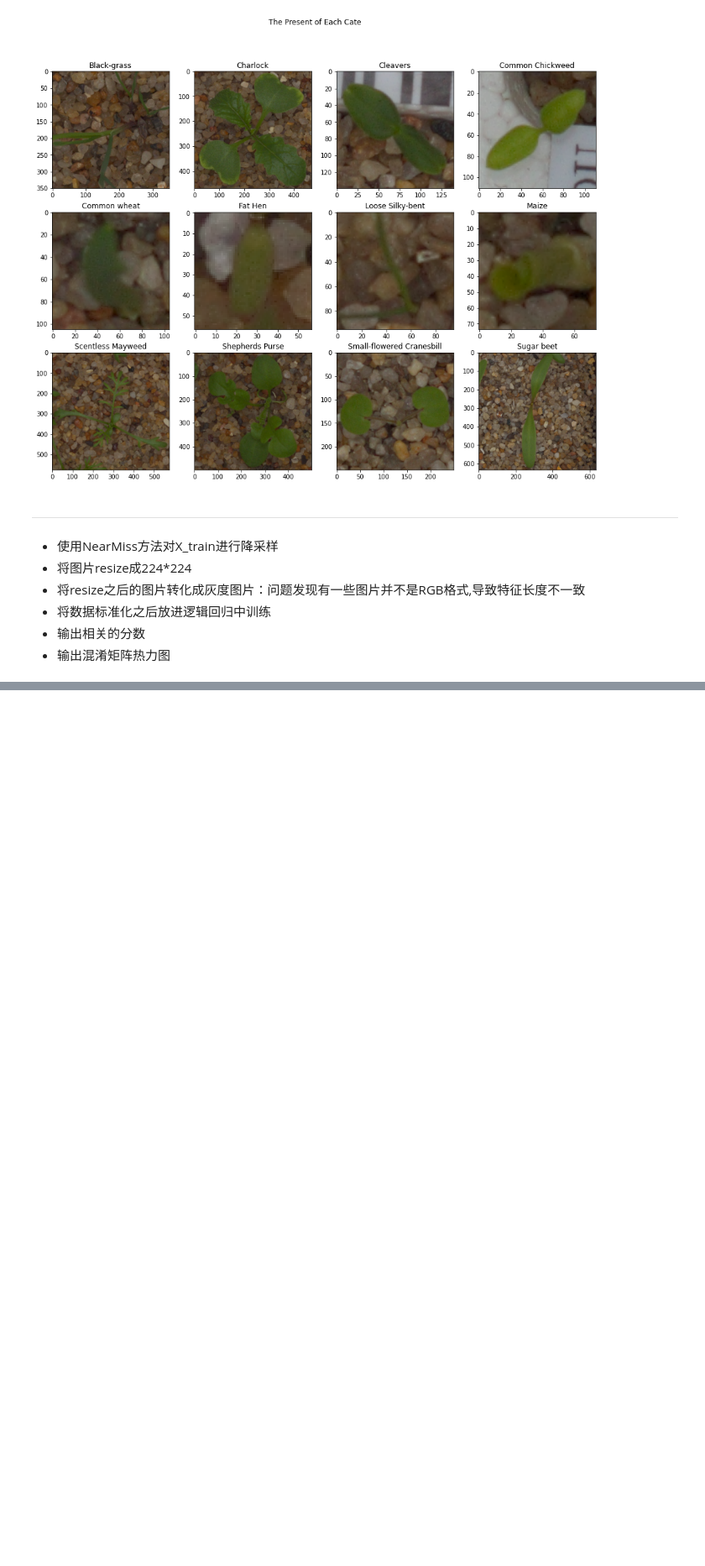
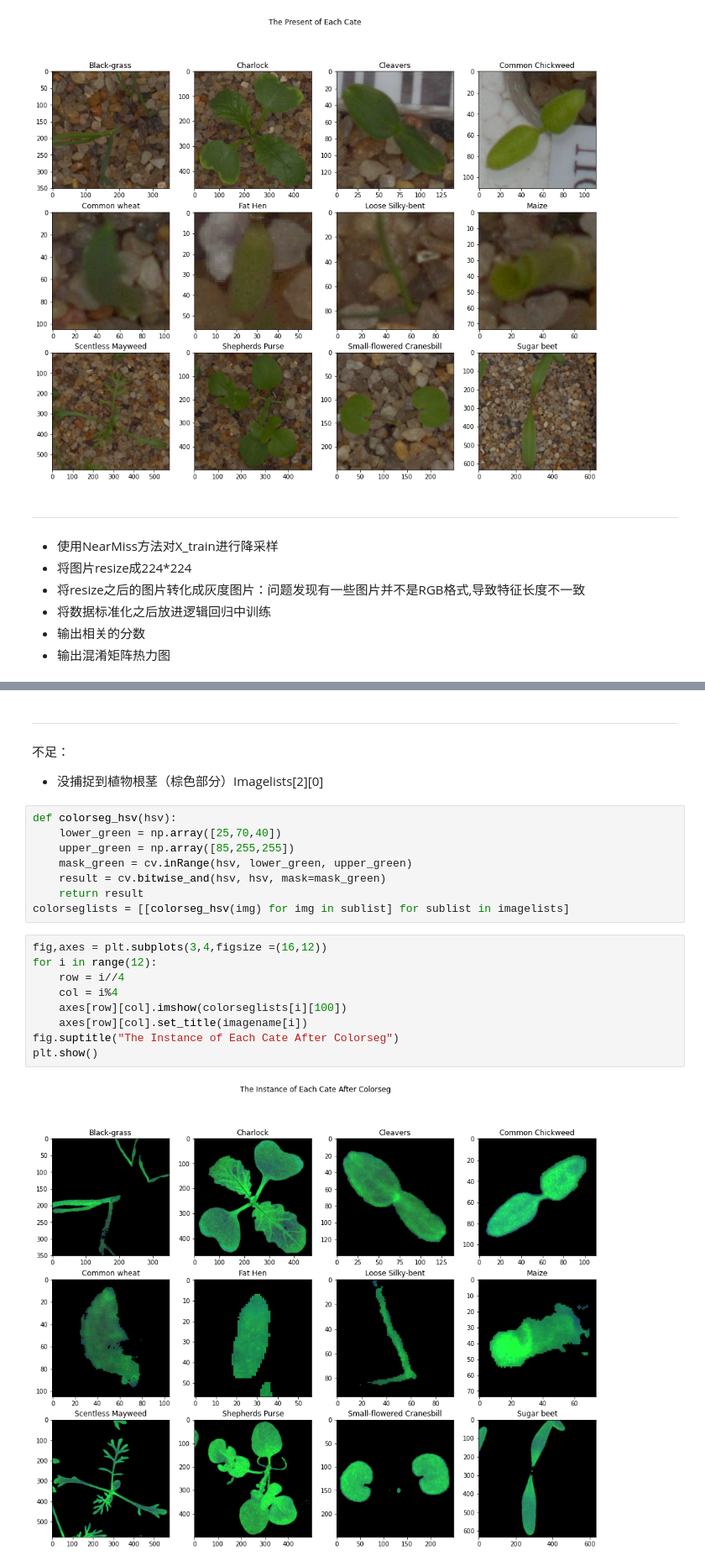
Before and after one commit to ShAn3003/FeatureEngeneer, a Jupyter notebook: src/data_preprocess.ipynb, the cells around one changed output, grey strips where cells are left out. Shown at 84% size. Drawn from its saved outputs; the diff is of its cells as text; blank space fills up the shorter version.

```diff
--- a/src/data_preprocess.ipynb
+++ b/src/data_preprocess.ipynb
@@ -188,0 +266,23 @@ plt.show()
+# %% [markdown]
+****
+不足：
+* 没捕捉到植物根茎（棕色部分）Imagelists[2][0]
+# %%
+def colorseg_hsv(hsv):
+    lower_green = np.array([25,70,40])
+    upper_green = np.array([85,255,255])
+    mask_green = cv.inRange(hsv, lower_green, upper_green)
+    result = cv.bitwise_and(hsv, hsv, mask=mask_green)
+    return result
+colorseglists = [[colorseg_hsv(img) for img in sublist] for sublist in imagelists]
+# %%
+fig,axes = plt.subplots(3,4,figsize =(16,12))
+for i in range(12):
+    row = i//4
+    col = i%4
+    axes[row][col].imshow(colorseglists[i][100])
+    axes[row][col].set_title(imagename[i])
+fig.suptitle("The Instance of Each Cate After Colorseg")
+plt.show()
+# %% [output]
+[figure, added]
```
Also changed, not shown: parts of 150 cells of this notebook.
